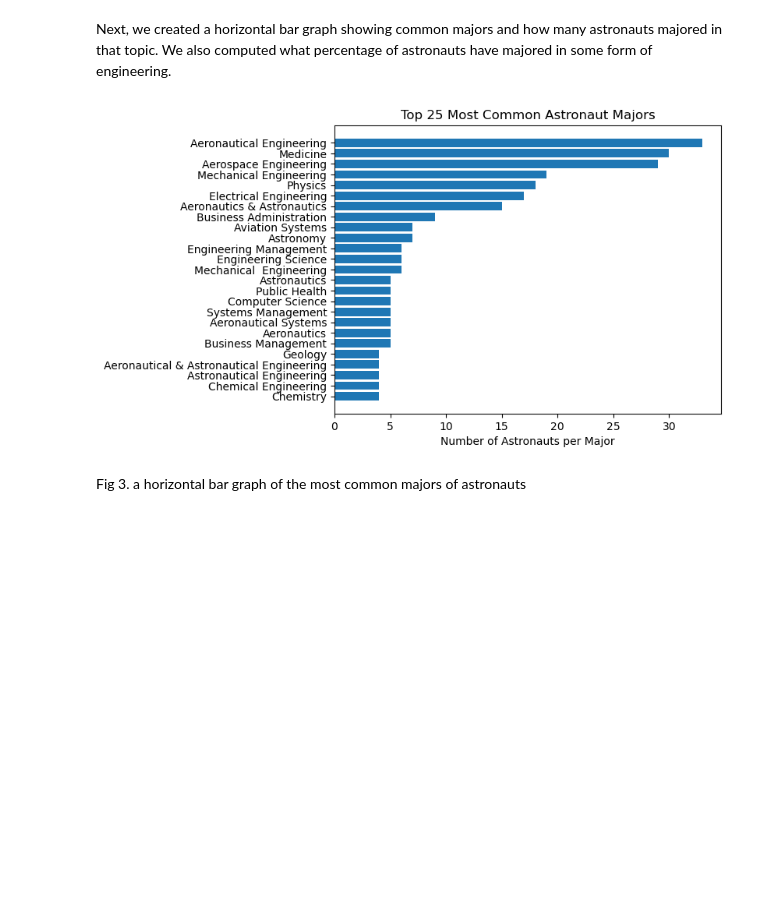
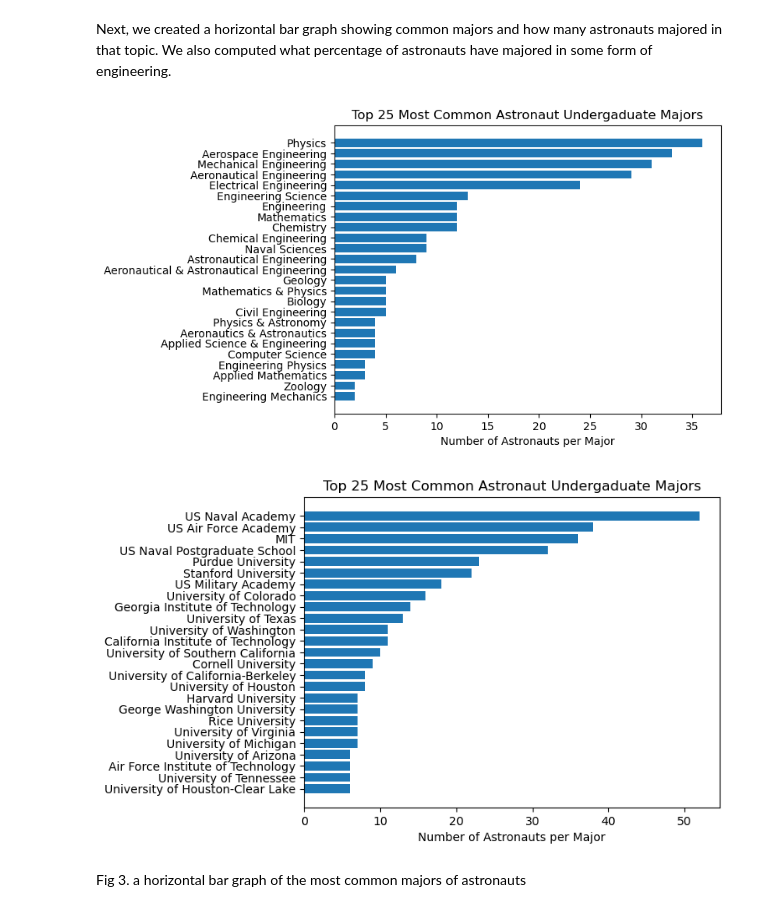
Before and after one commit to olincollege/Project1_Erhardt1, a Jupyter notebook: ComputationalEssay.ipynb, the cells around one changed output. Drawn from its saved outputs; the diff is of its cells as text; code cells hidden in the pictures; blank space fills up the shorter version.

Commit message:
Change horizontal bar graph plotting

```diff
--- a/ComputationalEssay.ipynb
+++ b/ComputationalEssay.ipynb
@@ -120,12 +115,12 @@ f.top_college_over_time(nasa_astronaut_dataset)
 The US Naval Academy produces the most astronauts, and this may be due to the fact that many astronauts have been Navy pilots. The most common non-military institution is MIT. Military institutions, such as the US Naval Academy, have consistently produced the most astronauts over the years. The lack of a military institutions within the last 4 groups shows a shift away from military-centric education towards wherever the highest quality of general education is, whether or not it is from a military institution.
 # %% [markdown]
 Next, we created a horizontal bar graph showing common majors and how many astronauts majored in that topic. We also computed what percentage of astronauts have majored in some form of engineering.
-# %%
-new = f.frequency(nasa_astronaut_dataset, 7)
-
-f.horizontal_bar(nasa_astronaut_dataset,9, "Majors")
-# %% [output]
-[figure, removed]
+# %%
+f.horizontal_bar(nasa_astronaut_dataset,8, "Undergaduate Majors")
+f.horizontal_bar(nasa_astronaut_dataset,7, "Alma Maters")
+# %% [output]
+[figure, added]
+[figure, added]
 # %% [markdown]
 Fig 3. a horizontal bar graph of the most common majors of astronauts
 # %%
```
Also changed, not shown: parts of 3 cells of this notebook.
